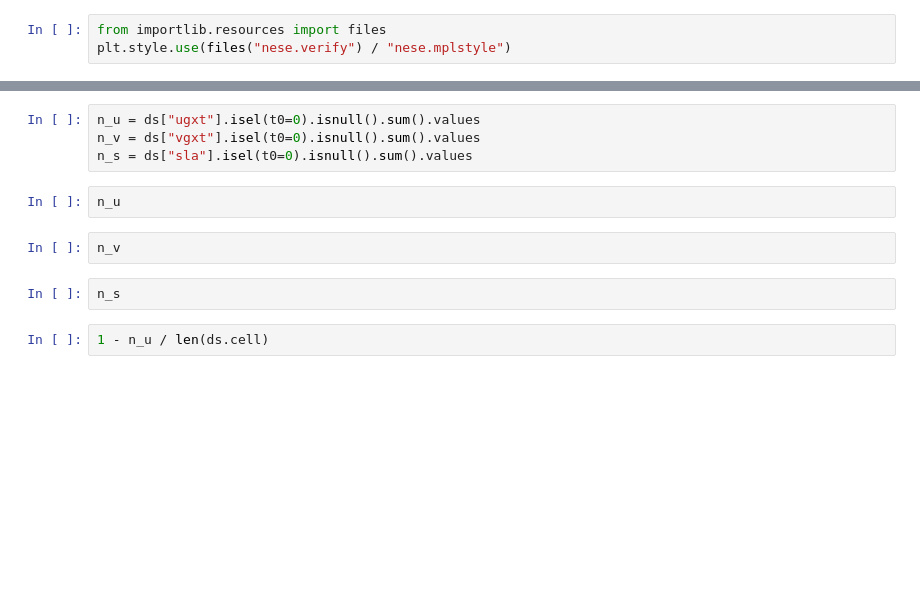
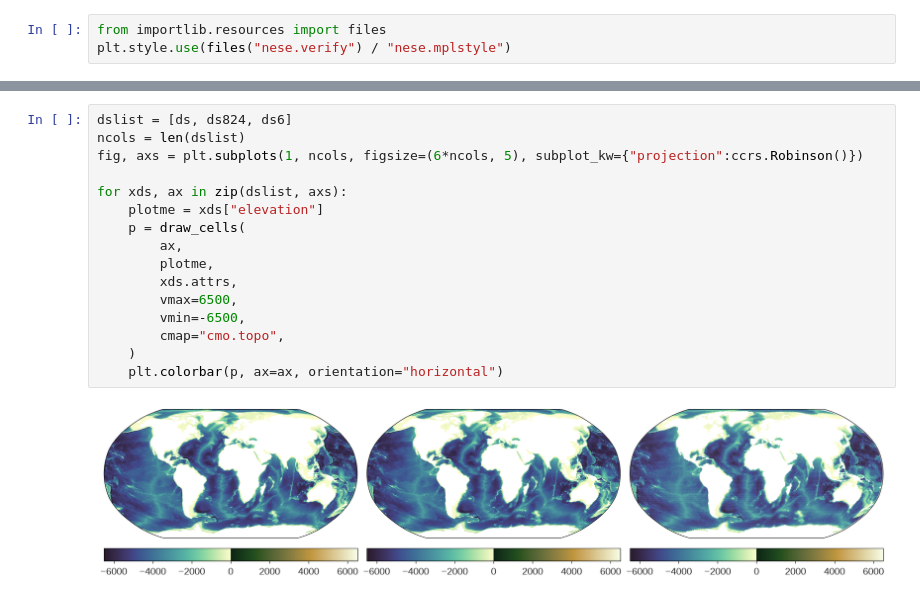
Before and after one commit to timothyas/nese, a Jupyter notebook: experimental/all-altimeter/plot_hpx8.ipynb, the cells around one changed output, grey strips where cells are left out. Drawn from its saved outputs; the diff is of its cells as text; blank space fills up the shorter version.

```diff
--- a/experimental/all-altimeter/plot_hpx8.ipynb
+++ b/experimental/all-altimeter/plot_hpx8.ipynb
@@ -48,12 +52,18 @@ for xds, axr in zip([ds6,ds], axs):
-# %%
-n_u = ds["ugxt"].isel(t0=0).isnull().sum().values
-n_v = ds["vgxt"].isel(t0=0).isnull().sum().values
-n_s = ds["sla"].isel(t0=0).isnull().sum().values
-# %%
-n_u
-# %%
-n_v
-# %%
-n_s
-# %%
-1 - n_u / len(ds.cell)
+# %%
+dslist = [ds, ds824, ds6]
+ncols = len(dslist)
+fig, axs = plt.subplots(1, ncols, figsize=(6*ncols, 5), subplot_kw={"projection":ccrs.Robinson()})
+
+for xds, ax in zip(dslist, axs):
+    plotme = xds["elevation"]
+    p = draw_cells(
+        ax,
+        plotme,
+        xds.attrs,
+        vmax=6500,
+        vmin=-6500,
+        cmap="cmo.topo",
+    )
+    plt.colorbar(p, ax=ax, orientation="horizontal")
+# %% [output]
+[figure, added]
```
Also changed, not shown: parts of 4 cells of this notebook, 16 other files.
